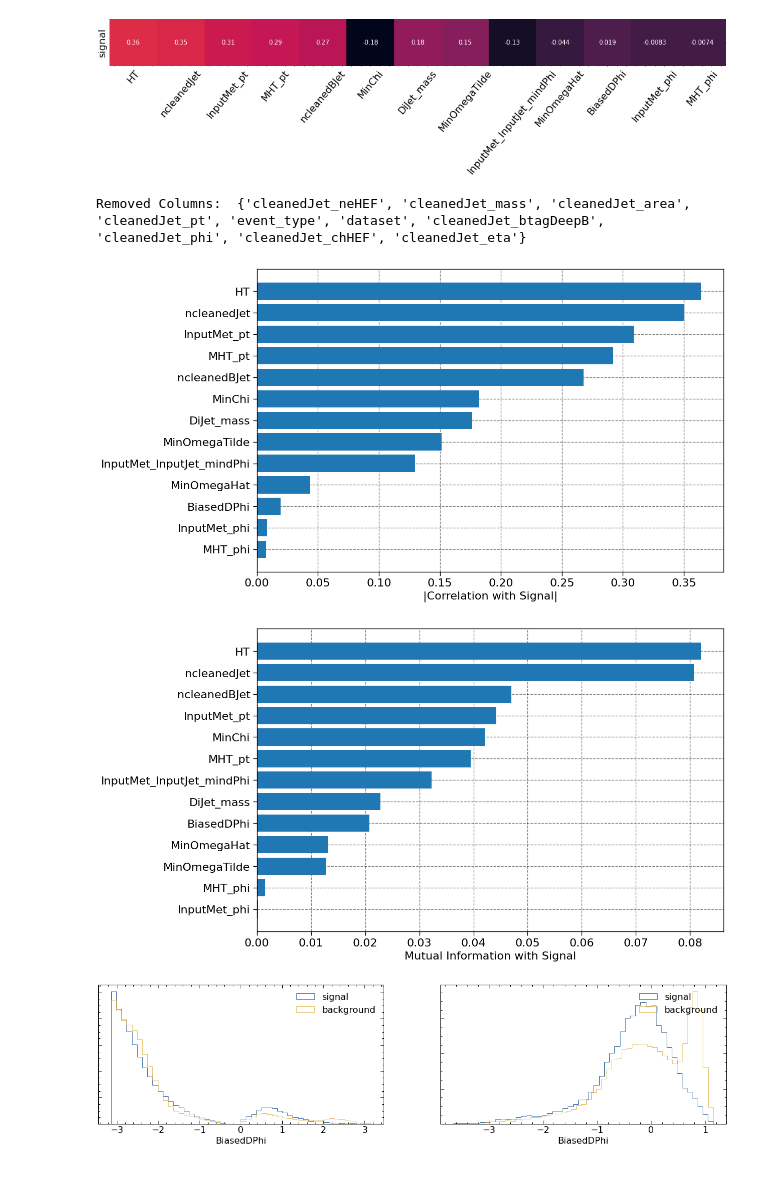
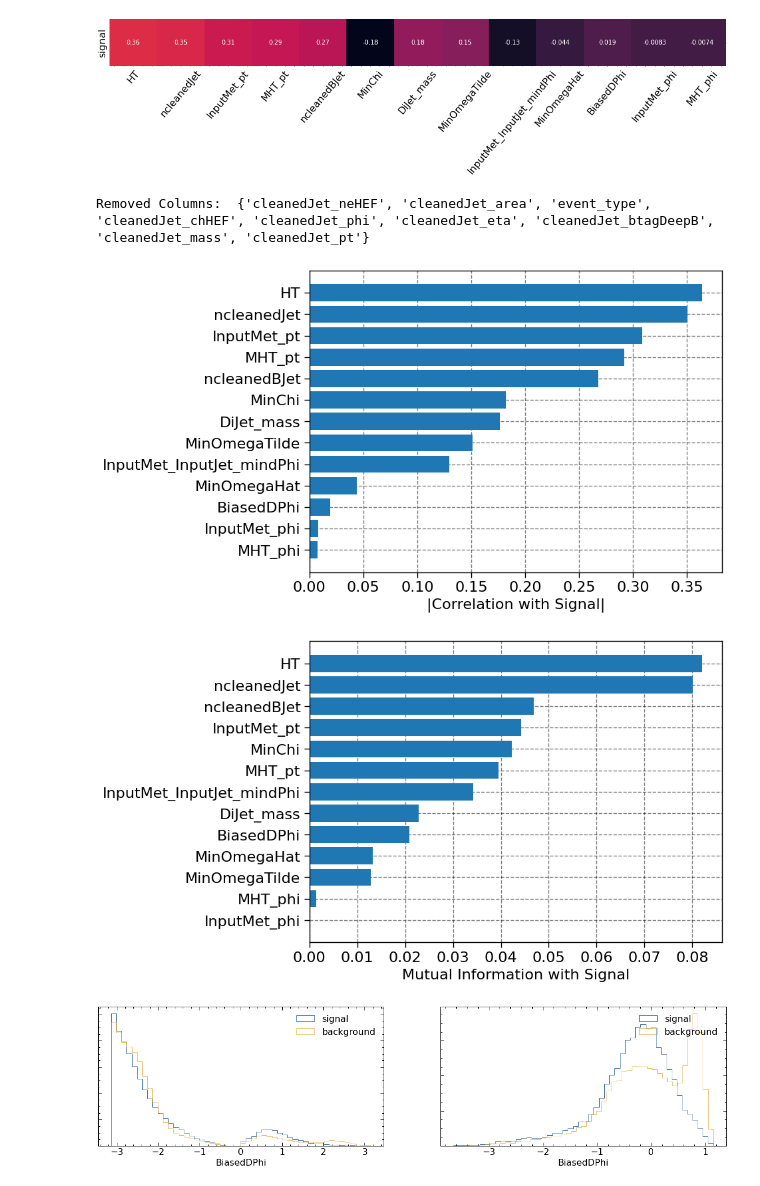
Before and after one commit to NoahHA/tth-ML-project, a Jupyter notebook: notebooks/data_analysis/data_exploration.ipynb, the cells around one changed output. Drawn from its saved outputs; the diff is of its cells as text; code cells hidden in the pictures.

```diff
--- a/notebooks/data_analysis/data_exploration.ipynb
+++ b/notebooks/data_analysis/data_exploration.ipynb
@@ -14,13 +14,13 @@ warnings.filterwarnings('ignore')
 def load_dataset(dataset):
     """ "loads a given hdf file"""
     data_path = r"C:\Users\Noaja\Downloads\msci_project\tth-ML-project\data\raw"
-    dataset_path = os.path.join(data_path, dataset)
+    dataset_path = os.path.join(data_path, f"{dataset}.hd5")
     df = pd.read_hdf(dataset_path)
 
     return df
 
-backgrounds = ["ttsemileptonic.hd5", "fully_leptonic.hd5", "fully_hadronic.hd5"]
-signal = "ttH.hd5"
+backgrounds = ["ttsemileptonic", "fully_leptonic", "fully_hadronic"]
+signal = "ttH"
 
 full_df = load_dataset(signal)
 full_df['event_type'] = signal
@@ -35,9 +35,9 @@ for background in backgrounds:
 # Remove Useless Columns
 # %%
 completely_useless_cols = ['entry', 'hashed_filename', 'xs_weight', 'weight_nominal', 'dataset']
-useful_cols = list(set(full_df.columns) - set(completely_useless_cols))
+not_useless_cols = list(set(full_df.columns) - set(completely_useless_cols))
 
-full_df = full_df[useful_cols]
+full_df = full_df[not_useless_cols]
 # %% [markdown]
 # Plot Correlation Matrix
 # %%
@@ -72,49 +70,48 @@ event_cols = ['BiasedDPhi',
 ]
 
 
-# splits data into training and validation
 X, y = full_df.drop('signal', axis=1), full_df['signal']
-useful_X = X[event_cols]
+event_X = X[event_cols]
 print("Removed Columns: ", set(X.columns) - set(event_cols))
 # %% [output]
-Removed Columns:  {'cleanedJet_neHEF', 'cleanedJet_mass', 'cleanedJet_area', 'cleanedJet_pt', 'event_type', 'dataset', 'cleanedJet_btagDeepB', 'cleanedJet_phi', 'cleanedJet_chHEF', 'cleanedJet_eta'}
+Removed Columns:  {'cleanedJet_neHEF', 'cleanedJet_area', 'event_type', 'cleanedJet_chHEF', 'cleanedJet_phi', 'cleanedJet_eta', 'cleanedJet_btagDeepB', 'cleanedJet_mass', 'cleanedJet_pt'}
 # %%
 # shows mutual information score for each feature
 from sklearn.feature_selection import mutual_info_classif
 
-discrete_features = (useful_X.dtypes == int)
+discrete_features = (event_X.dtypes == int)
 
-def make_mi_scores(useful_X, y, discrete_features):
-    mi_scores = mutual_info_classif(useful_X, y, discrete_features=discrete_features)
-    mi_scores = pd.Series(mi_scores, name="MI Score", index=useful_X.columns)
+def make_mi_scores(event_X, y, discrete_features):
+    mi_scores = mutual_info_classif(event_X, y, discrete_features=discrete_features)
+    mi_scores = pd.Series(mi_scores, name="MI Score", index=event_X.columns)
     mi_scores = mi_scores.sort_values(ascending=False)
     return mi_scores
 
-mi_scores = make_mi_scores(useful_X, y, discrete_features)
+mi_scores = make_mi_scores(event_X, y, discrete_features)
 # %%
 # plots the mutual information scores
 def plot_scores(scores, xlabel):
     scores = scores.sort_values(ascending=True)
     width = np.arange(len(scores))
     ticks = list(scores.index)
 
     with plt.style.context(['nature', 'grid', 'notebook']):
-        plt.figure(dpi=100, figsize=(12, 8))
+        plt.figure(dpi=100, figsize=(8, 6))
         plt.barh(width, scores)
         plt.yticks(width, ticks)
         plt.xlabel(xlabel)
 
 series_corr = corr.squeeze()
 series_corr = series_corr.drop('signal')
 series_corr = np.abs(series_corr)
 series_corr = series_corr.sort_index()
 mi_sorted = mi_scores.sort_index()
 
 plot_scores(series_corr, "|Correlation with Signal|")
 plot_scores(mi_sorted, "Mutual Information with Signal")
 # %% [output]
-[figure, old version]
+[figure, new version]
-[figure, old version]
+[figure, new version]
 # %%
 def hist_comparison(col_name, df):
 
```
Also changed, not shown: parts of 8 cells of this notebook, 1 other file.
